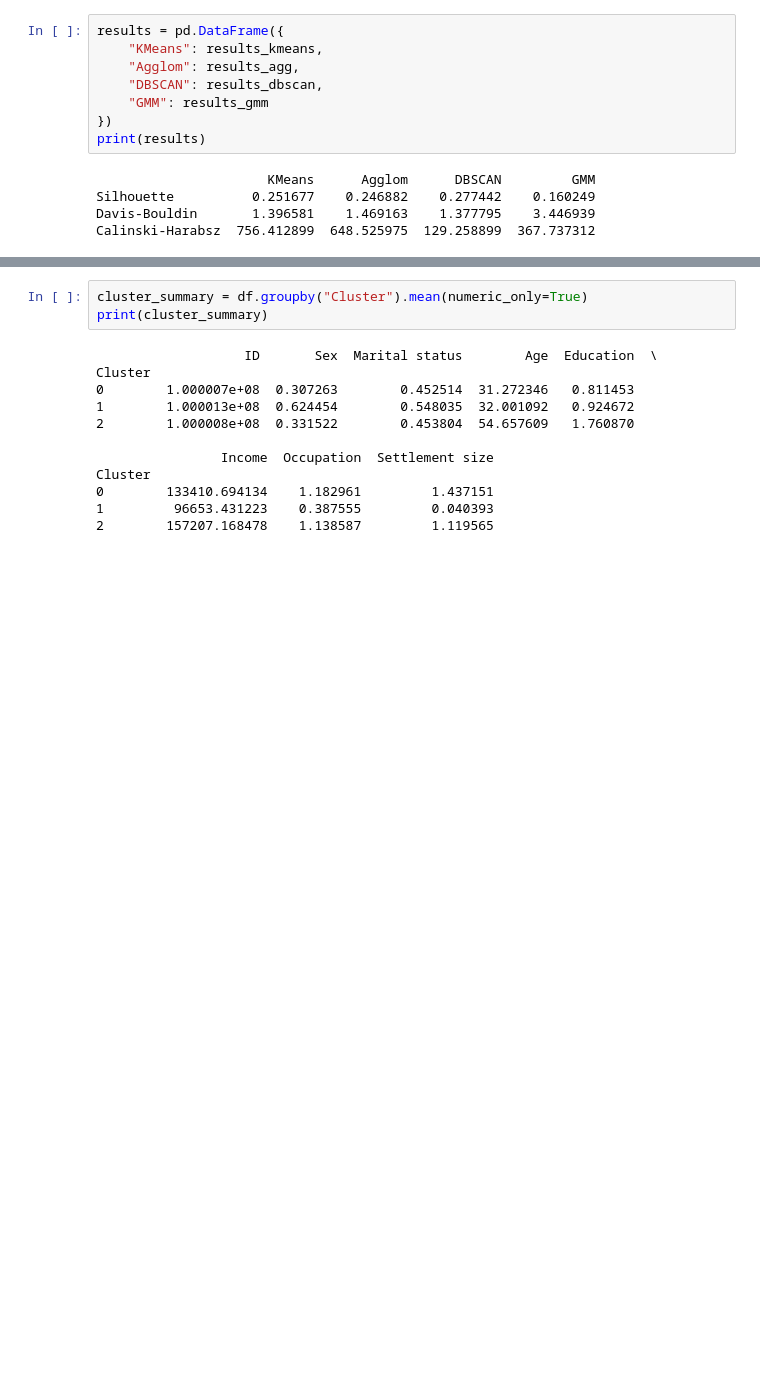
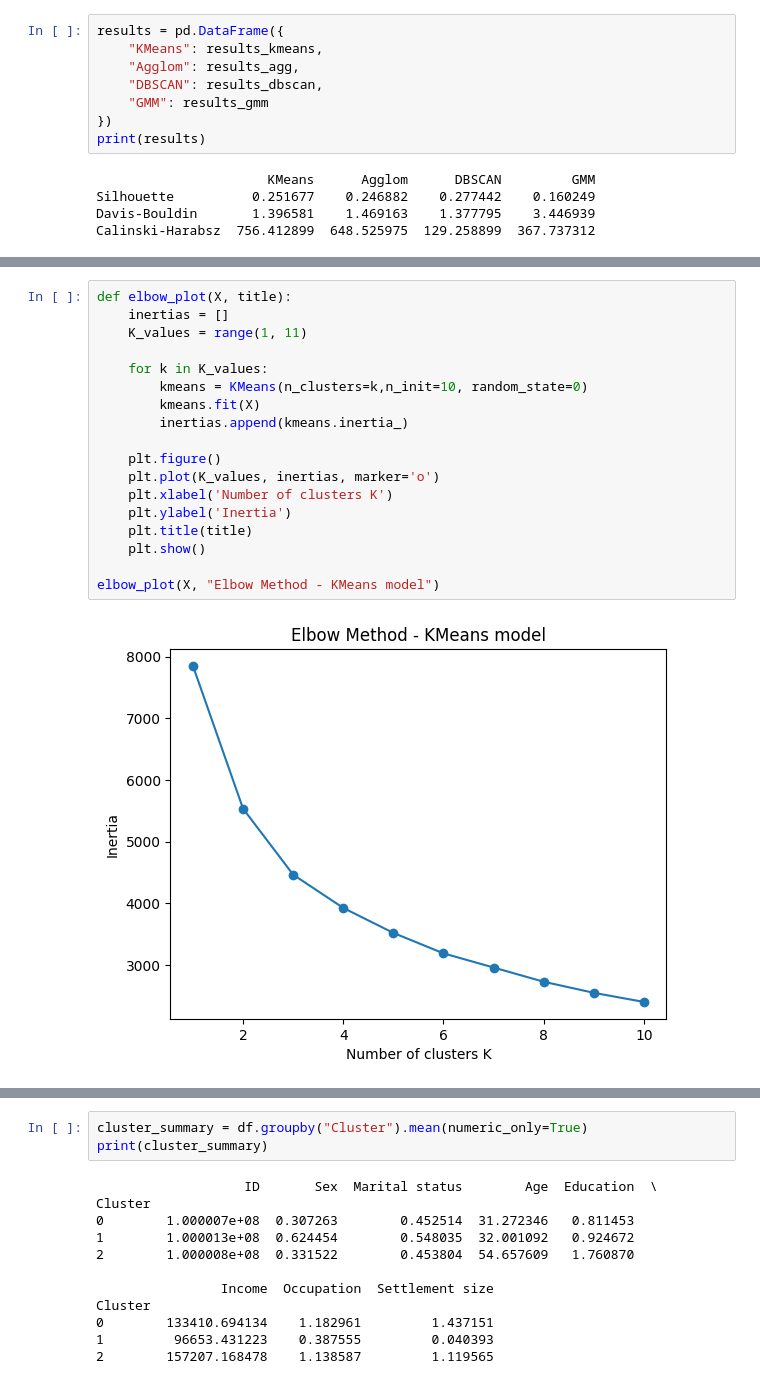
Before and after one commit to Saoty3/Projet_MachinLearning_International, a Jupyter notebook: Analyse_de_donnée.ipynb, the cells around one changed output, grey strips where cells are left out. Drawn from its saved outputs; the diff is of its cells as text; blank space fills up the shorter version.

```diff
--- a/Analyse_de_donnée.ipynb
+++ b/Analyse_de_donnée.ipynb
@@ -206,0 +254,20 @@ Les bons scores observés sur DBSCAN peuvent s'expliquer par le faite qu'il igno
+# %%
+def elbow_plot(X, title):
+    inertias = []
+    K_values = range(1, 11)
+
+    for k in K_values:
+        kmeans = KMeans(n_clusters=k,n_init=10, random_state=0)
+        kmeans.fit(X)
+        inertias.append(kmeans.inertia_)
+
+    plt.figure()
+    plt.plot(K_values, inertias, marker='o')
+    plt.xlabel('Number of clusters K')
+    plt.ylabel('Inertia')
+    plt.title(title)
+    plt.show()
+
+elbow_plot(X, "Elbow Method - KMeans model")
+# %% [output]
+[figure, added]
```
Also changed, not shown: parts of 37 cells of this notebook.
